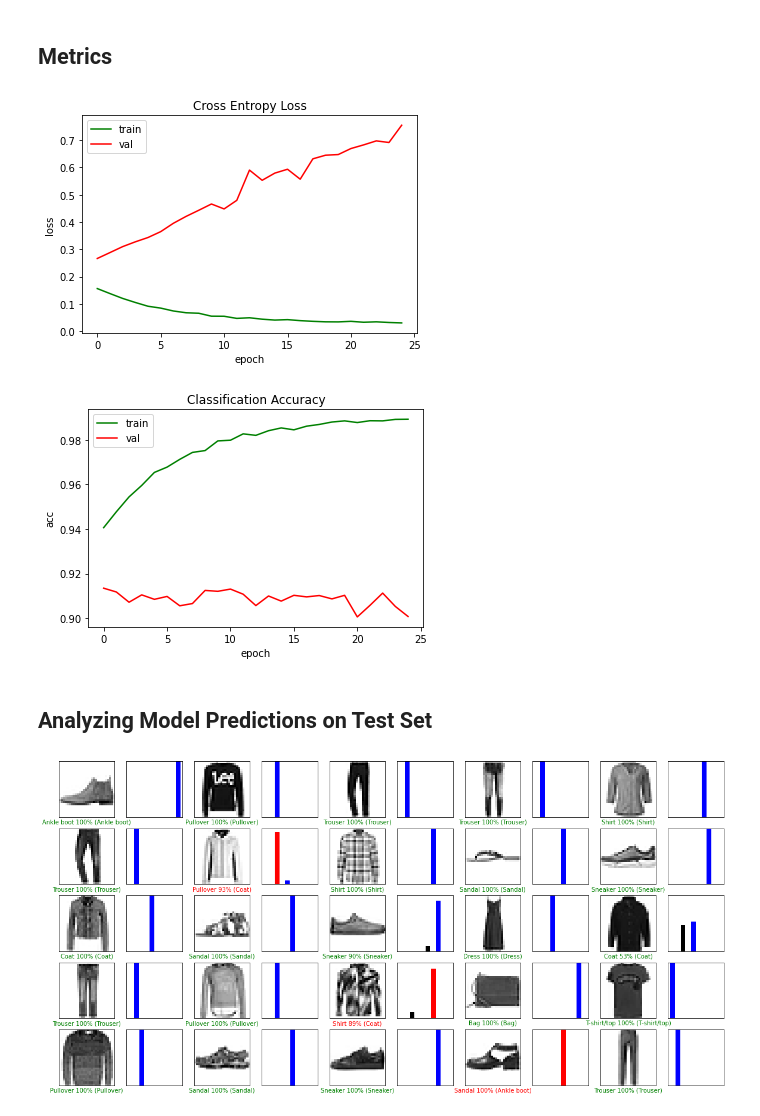
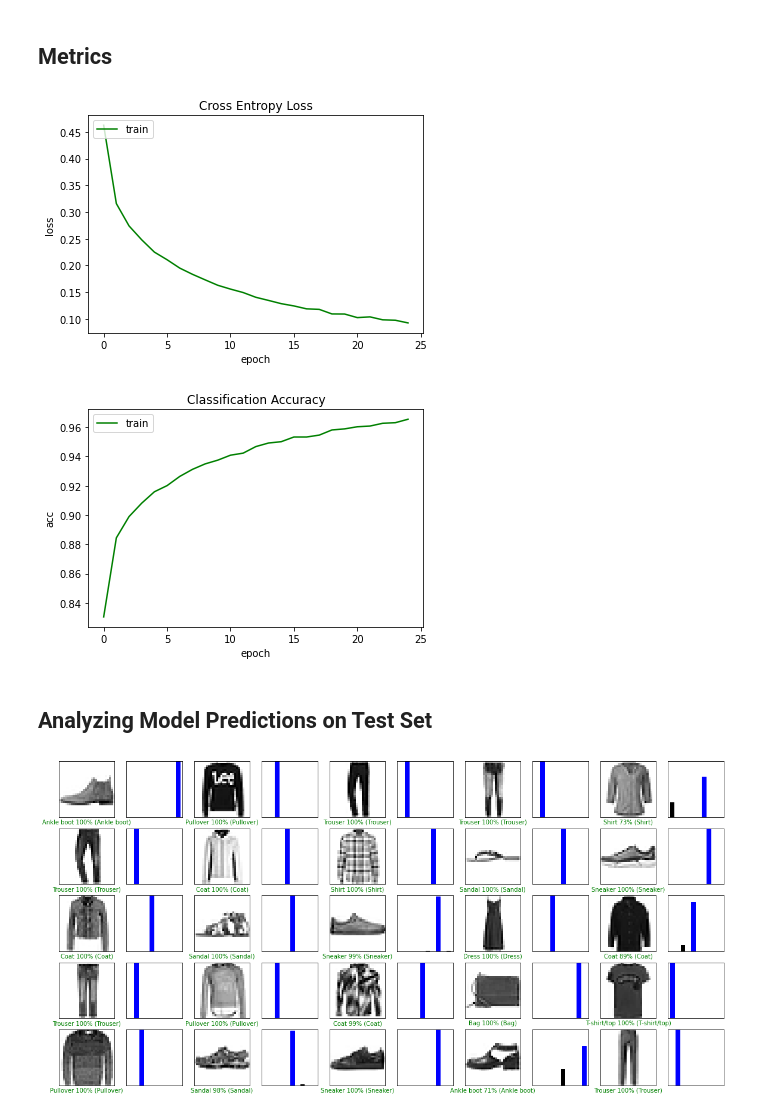
Before and after one commit to anaconda121/Deep-Learning, a Jupyter notebook: Tensorflow/Fashion_MNIST_CNN.ipynb, the cells around one changed output. Saved outputs shown, nothing was run; the diff lists cells and outputs as text; code cells hidden in the pictures.

Commit message:
CNN with dropouts on Fashion MNIST - 1/10/2022

```diff
--- a/Tensorflow/Fashion_MNIST_CNN.ipynb
+++ b/Tensorflow/Fashion_MNIST_CNN.ipynb
@@ -53,16 +65,16 @@ from tensorflow.python.keras.layers import Dense, Flatten, Conv2D, Dropout, MaxP
 
 model = Sequential()
 # Add convolution 2D
-model.add(Conv2D(32, kernel_size=(3, 3),
+model.add(Conv2D(64, kernel_size=(3, 3),
                  activation='relu',
-                 kernel_initializer='he_normal',
                  input_shape=(28, 28, 1)))
 model.add(MaxPooling2D((2, 2)))
+model.add(Dropout(0.15))
 model.add(Conv2D(64,
                  kernel_size=(3, 3),
                  activation='relu'))
 model.add(MaxPooling2D(pool_size=(2, 2)))
-model.add(Conv2D(128, (3, 3), activation='relu'))
+model.add(Dropout(0.20))
 model.add(Flatten())
 model.add(Dense(128, activation='relu'))
 model.add(Dense(10, activation='softmax'))
@@ -73,6 +85,6 @@ model.compile(optimizer='adam',
               loss='sparse_categorical_crossentropy',
               metrics=['accuracy'])
 # %%
-history = model.fit(x_train, y_train, epochs=25, validation_data=(x_test, y_test), verbose=2)
+history = model.fit(x_train, y_train, epochs=25, verbose=2)
 # %% [output]
 Epoch 1/25
@@ -101,27 +113,27 @@ test = model.evaluate(x_test,  y_test, verbose=2)
 # %%
 # for i in range(len(history)):
   # plot loss
 plt.title('Cross Entropy Loss')
 plt.plot(history.history['loss'], color='green', label='train')
-plt.plot(history.history['val_loss'], color='red', label='val')
+#plt.plot(history.history['val_loss'], color='red', label='val')
 plt.legend(['train', 'val'], loc='upper left')
 plt.xlabel('epoch')
 plt.ylabel('loss')
 plt.show()
 # %% [output]
-[figure, old version]
+[figure, new version]
 # %%
 # for i in range(len(histories)):
   # plot accuracy
 plt.title('Classification Accuracy')
 plt.plot(history.history['accuracy'], color='green', label='train')
-plt.plot(history.history['val_accuracy'], color='red', label='val')
+#plt.plot(history.history['val_accuracy'], color='red', label='val')
 plt.legend(['train', 'val'], loc='upper left')
 plt.xlabel('epoch')
 plt.ylabel('acc')
 plt.show()
 # %% [output]
-[figure, old version]
+[figure, new version]
 # %% [markdown]
 ## Analyzing Model Predictions on Test Set
 # %%
@@ -172,4 +184,4 @@ for i in range(num_images):
   plt.subplot(num_rows, 2*num_cols, 2*i+2)
   plot_probas(i, predictions, y_test)
 # %% [output]
-[figure, old version]
+[figure, new version]
```
Also changed, not shown: parts of 3 cells of this notebook.
